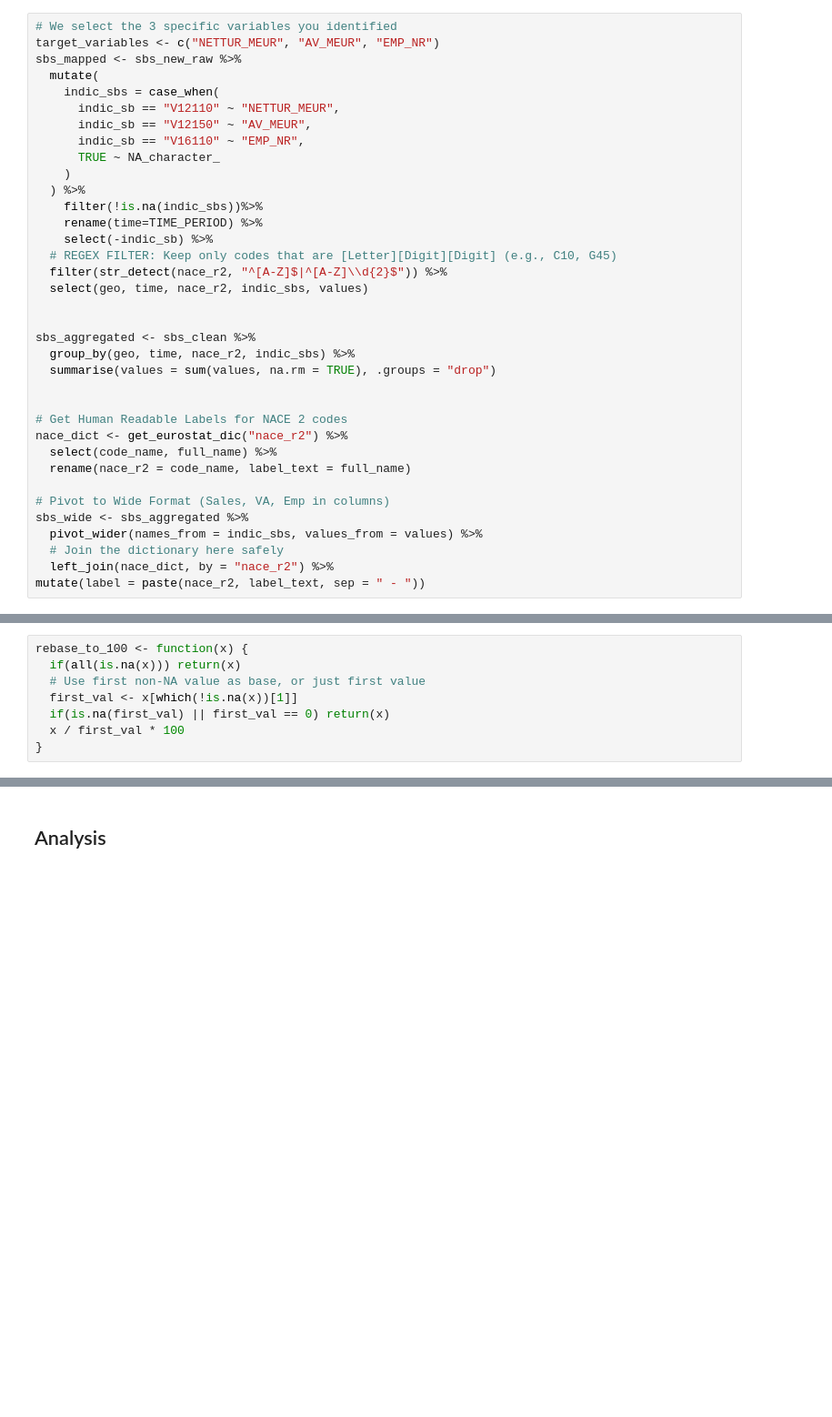
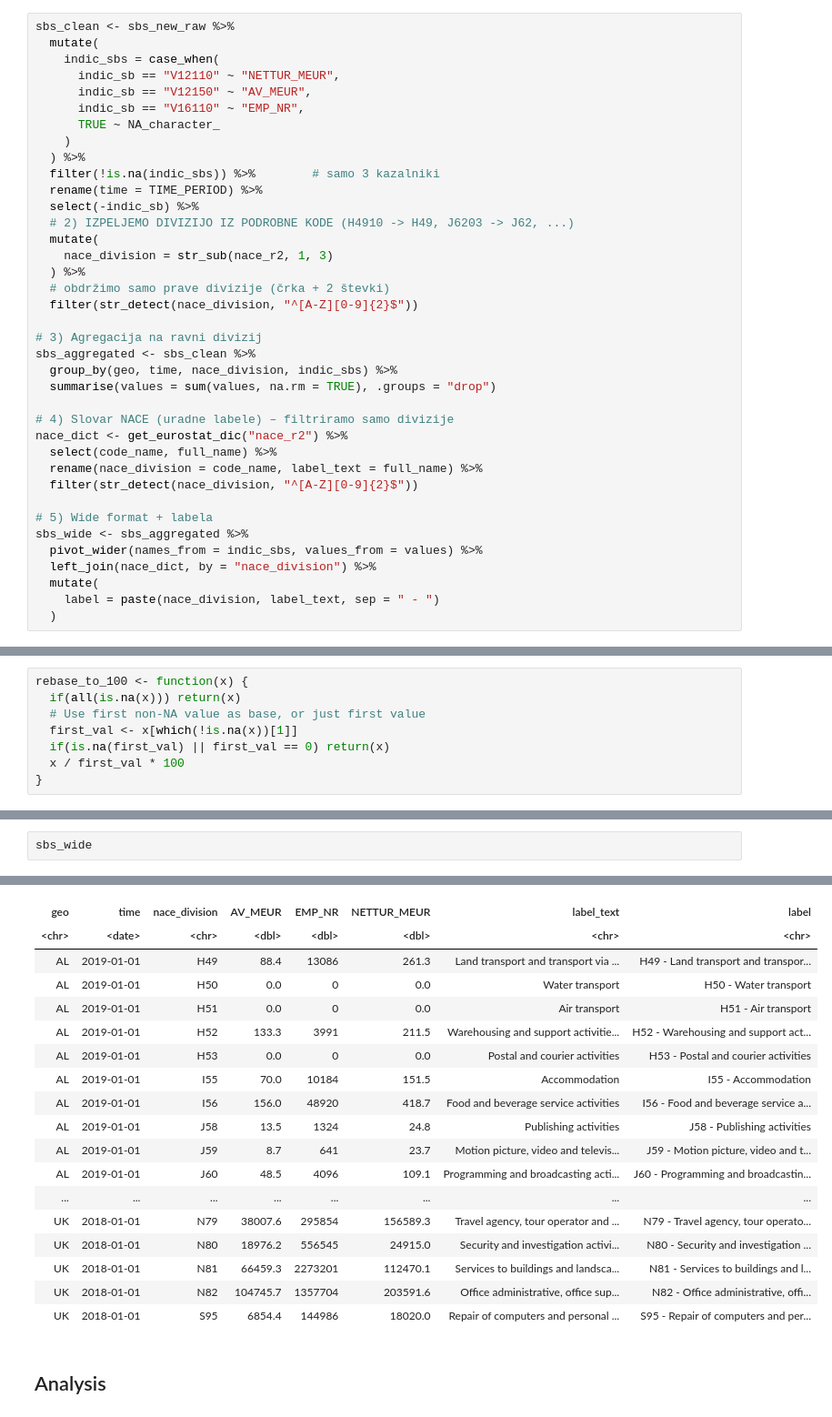
Before and after one commit to urosgodnov/juypterNotebooks, a Jupyter notebook: 2026/Industries.ipynb, the cells around one changed output, grey strips where cells are left out. Shown at 91% size. Cells and saved outputs as stored; diff of their text form; blank space fills up the shorter version.

```diff
--- a/2026/Industries.ipynb
+++ b/2026/Industries.ipynb
@@ -233,9 +234,7 @@ Meaning: Value Added in Million Euros. This represents the wealth created by the
 
 Meaning: Number of persons employed. This is the headcount of people working in these sectors.
 # %%
-# We select the 3 specific variables you identified
-target_variables <- c("NETTUR_MEUR", "AV_MEUR", "EMP_NR")
-sbs_mapped <- sbs_new_raw %>%
+sbs_clean <- sbs_new_raw %>%
   mutate(
     indic_sbs = case_when(
       indic_sb == "V12110" ~ "NETTUR_MEUR",
@@ -244,30 +243,34 @@ sbs_mapped <- sbs_new_raw %>%
       TRUE ~ NA_character_
     )
   ) %>%
-    filter(!is.na(indic_sbs))%>%
-    rename(time=TIME_PERIOD) %>%
-    select(-indic_sb) %>%
-  # REGEX FILTER: Keep only codes that are [Letter][Digit][Digit] (e.g., C10, G45)
-  filter(str_detect(nace_r2, "^[A-Z]$|^[A-Z]\\d{2}$")) %>%
-  select(geo, time, nace_r2, indic_sbs, values)
+  filter(!is.na(indic_sbs)) %>%        # samo 3 kazalniki
+  rename(time = TIME_PERIOD) %>%
+  select(-indic_sb) %>%
+  # 2) IZPELJEMO DIVIZIJO IZ PODROBNE KODE (H4910 -> H49, J6203 -> J62, ...)
+  mutate(
+    nace_division = str_sub(nace_r2, 1, 3)
+  ) %>%
+  # obdržimo samo prave divizije (črka + 2 števki)
+  filter(str_detect(nace_division, "^[A-Z][0-9]{2}$"))
 
-
+# 3) Agregacija na ravni divizij
 sbs_aggregated <- sbs_clean %>%
-  group_by(geo, time, nace_r2, indic_sbs) %>%
+  group_by(geo, time, nace_division, indic_sbs) %>%
   summarise(values = sum(values, na.rm = TRUE), .groups = "drop")
 
-
-# Get Human Readable Labels for NACE 2 codes
+# 4) Slovar NACE (uradne labele) – filtriramo samo divizije
 nace_dict <- get_eurostat_dic("nace_r2") %>%
   select(code_name, full_name) %>%
-  rename(nace_r2 = code_name, label_text = full_name)
+  rename(nace_division = code_name, label_text = full_name) %>%
+  filter(str_detect(nace_division, "^[A-Z][0-9]{2}$"))
 
-# Pivot to Wide Format (Sales, VA, Emp in columns)
+# 5) Wide format + labela
 sbs_wide <- sbs_aggregated %>%
   pivot_wider(names_from = indic_sbs, values_from = values) %>%
-  # Join the dictionary here safely
-  left_join(nace_dict, by = "nace_r2") %>%
-mutate(label = paste(nace_r2, label_text, sep = " - "))
+  left_join(nace_dict, by = "nace_division") %>%
+  mutate(
+    label = paste(nace_division, label_text, sep = " - ")
+  )
 # %%
 str(gdp_clean)
 # %% [output]
@@ -364,0 +391,3 @@ A tibble: 6 × 16
+# %%
+sbs_wide
+# %% [output]
@@ -365,3 +395,21 @@ A tibble: 6 × 16
+| geo | time | nace_division | AV_MEUR | EMP_NR | NETTUR_MEUR | label_text | label |
+| <chr> | <date> | <chr> | <dbl> | <dbl> | <dbl> | <chr> | <chr> |
+| AL | 2019-01-01 | H49 | 88.4 | 13086 | 261.3 | Land transport and transport via ... | H49 - Land transport and transpor... |
+| AL | 2019-01-01 | H50 | 0.0 | 0 | 0.0 | Water transport | H50 - Water transport |
+| AL | 2019-01-01 | H51 | 0.0 | 0 | 0.0 | Air transport | H51 - Air transport |
+| AL | 2019-01-01 | H52 | 133.3 | 3991 | 211.5 | Warehousing and support activitie... | H52 - Warehousing and support act... |
+| AL | 2019-01-01 | H53 | 0.0 | 0 | 0.0 | Postal and courier activities | H53 - Postal and courier activities |
+| AL | 2019-01-01 | I55 | 70.0 | 10184 | 151.5 | Accommodation | I55 - Accommodation |
+| AL | 2019-01-01 | I56 | 156.0 | 48920 | 418.7 | Food and beverage service activities | I56 - Food and beverage service a... |
+| AL | 2019-01-01 | J58 | 13.5 | 1324 | 24.8 | Publishing activities | J58 - Publishing activities |
+| AL | 2019-01-01 | J59 | 8.7 | 641 | 23.7 | Motion picture, video and televis... | J59 - Motion picture, video and t... |
+| AL | 2019-01-01 | J60 | 48.5 | 4096 | 109.1 | Programming and broadcasting acti... | J60 - Programming and broadcastin... |
+| ... | ... | ... | ... | ... | ... | ... | ... |
+| UK | 2018-01-01 | N79 | 38007.6 | 295854 | 156589.3 | Travel agency, tour operator and ... | N79 - Travel agency, tour operato... |
+| UK | 2018-01-01 | N80 | 18976.2 | 556545 | 24915.0 | Security and investigation activi... | N80 - Security and investigation ... |
+| UK | 2018-01-01 | N81 | 66459.3 | 2273201 | 112470.1 | Services to buildings and landsca... | N81 - Services to buildings and l... |
+| UK | 2018-01-01 | N82 | 104745.7 | 1357704 | 203591.6 | Office administrative, office sup... | N82 - Office administrative, offi... |
+| UK | 2018-01-01 | S95 | 6854.4 | 144986 | 18020.0 | Repair of computers and personal ... | S95 - Repair of computers and per... |
 # %% [markdown]
 ## Analysis
 # %% [markdown]
```
Also changed, not shown: parts of 7 cells of this notebook.
